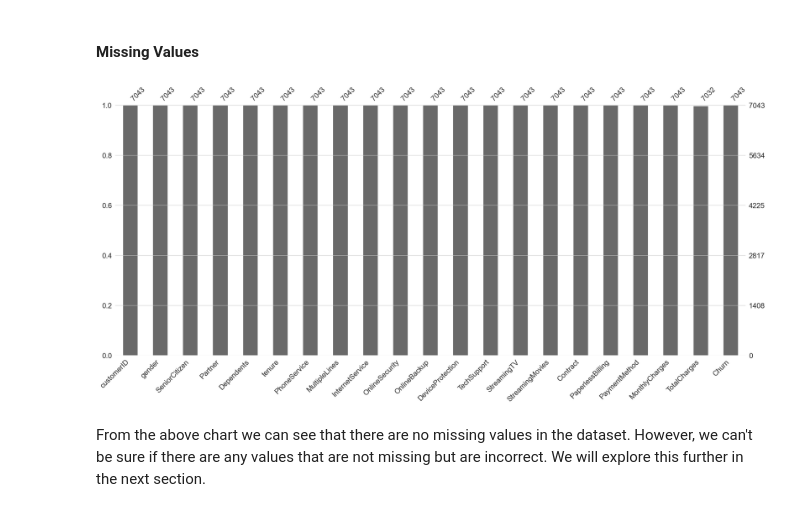
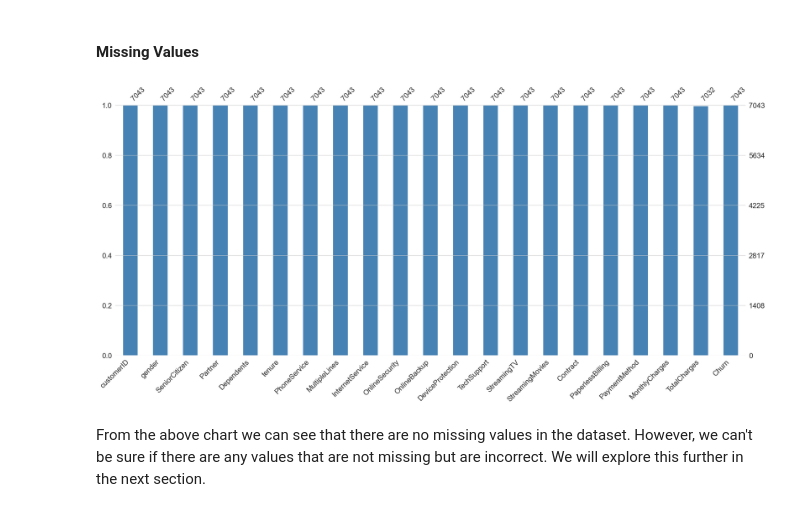
Before and after one commit to rongachoka/Customer_Churn_Analysis_EDA, a Jupyter notebook: index.ipynb, the cells around one changed output. Saved outputs shown, nothing was run; the diff lists cells and outputs as text; code cells hidden in the pictures.

```diff
--- a/index.ipynb
+++ b/index.ipynb
@@ -179,9 +180,9 @@ In this section we will explore the data to get a better understanding of the da
 # %% [markdown]
 #### Missing Values
 # %%
-msno.bar(df);
+msno.bar(df, color="steelblue");
 # %% [output]
-[figure, old version]
+[figure, new version]
 # %% [markdown]
 From the above chart we can see that there are no missing values in the dataset. However, we can't be sure if there are any values that are not missing but are incorrect. We will explore this further in the next section.
 # %% [markdown]
```
Also changed, not shown: parts of 22 cells of this notebook.
